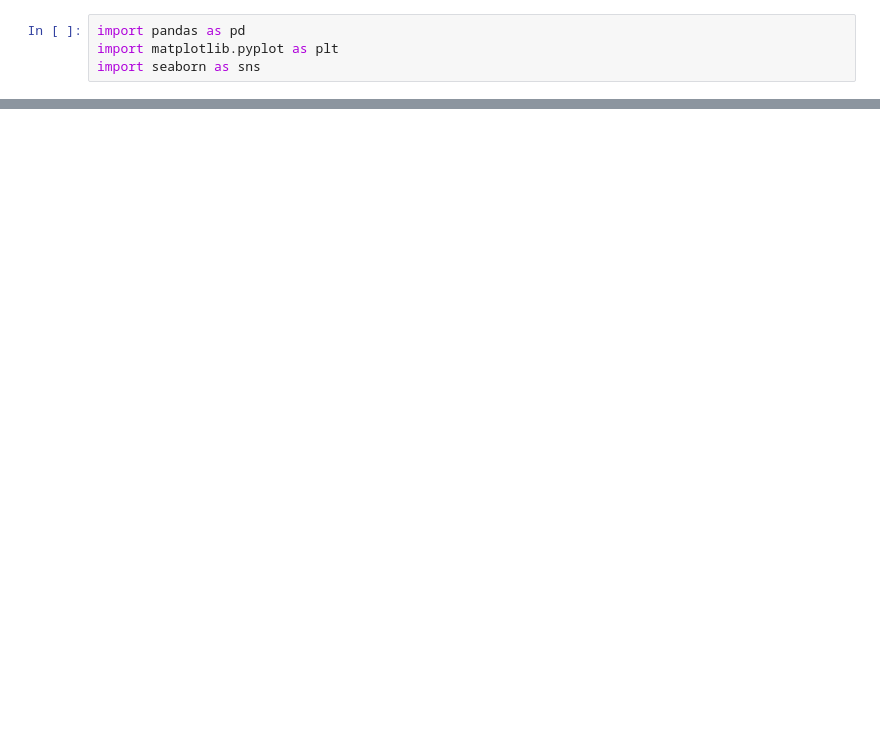
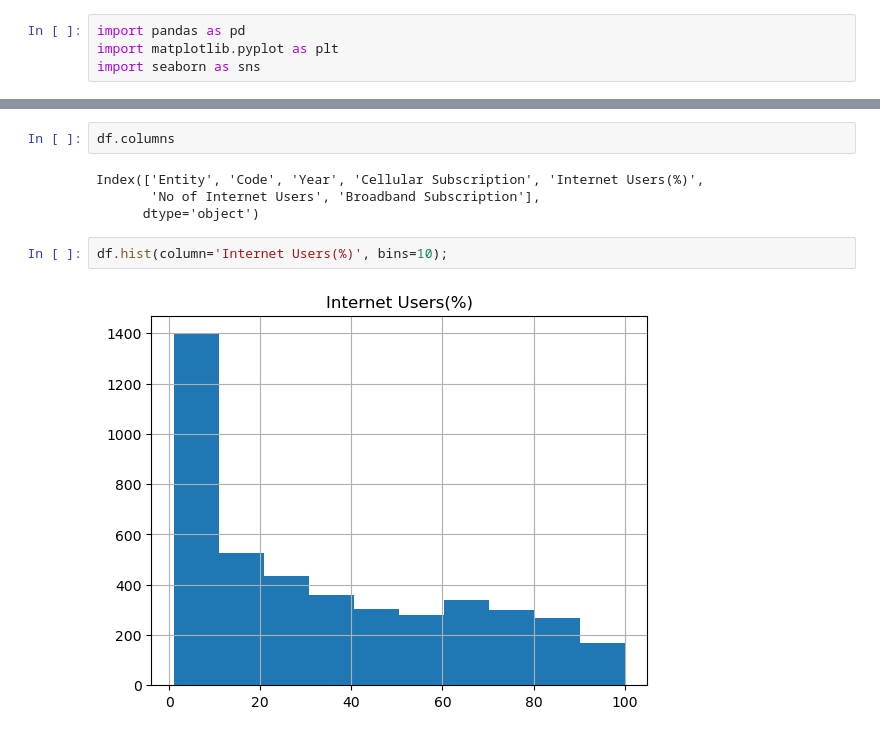
Before and after one commit to saad415/DataScience, a Jupyter notebook: EDA.ipynb, the cells around one changed output, grey strips where cells are left out. Saved outputs shown, nothing was run; the diff lists cells and outputs as text; blank space fills up the shorter version.

```diff
--- a/EDA.ipynb
+++ b/EDA.ipynb
@@ -25,0 +40,10 @@ df.head(20)
+# %%
+df.columns
+# %% [output]
+Index(['Entity', 'Code', 'Year', 'Cellular Subscription', 'Internet Users(%)',
+       'No of Internet Users', 'Broadband Subscription'],
+      dtype='object')
+# %%
+df.hist(column='Internet Users(%)', bins=10);
+# %% [output]
+[figure, added]
```
Also changed, not shown: parts of 6 cells of this notebook, 2 other files.
